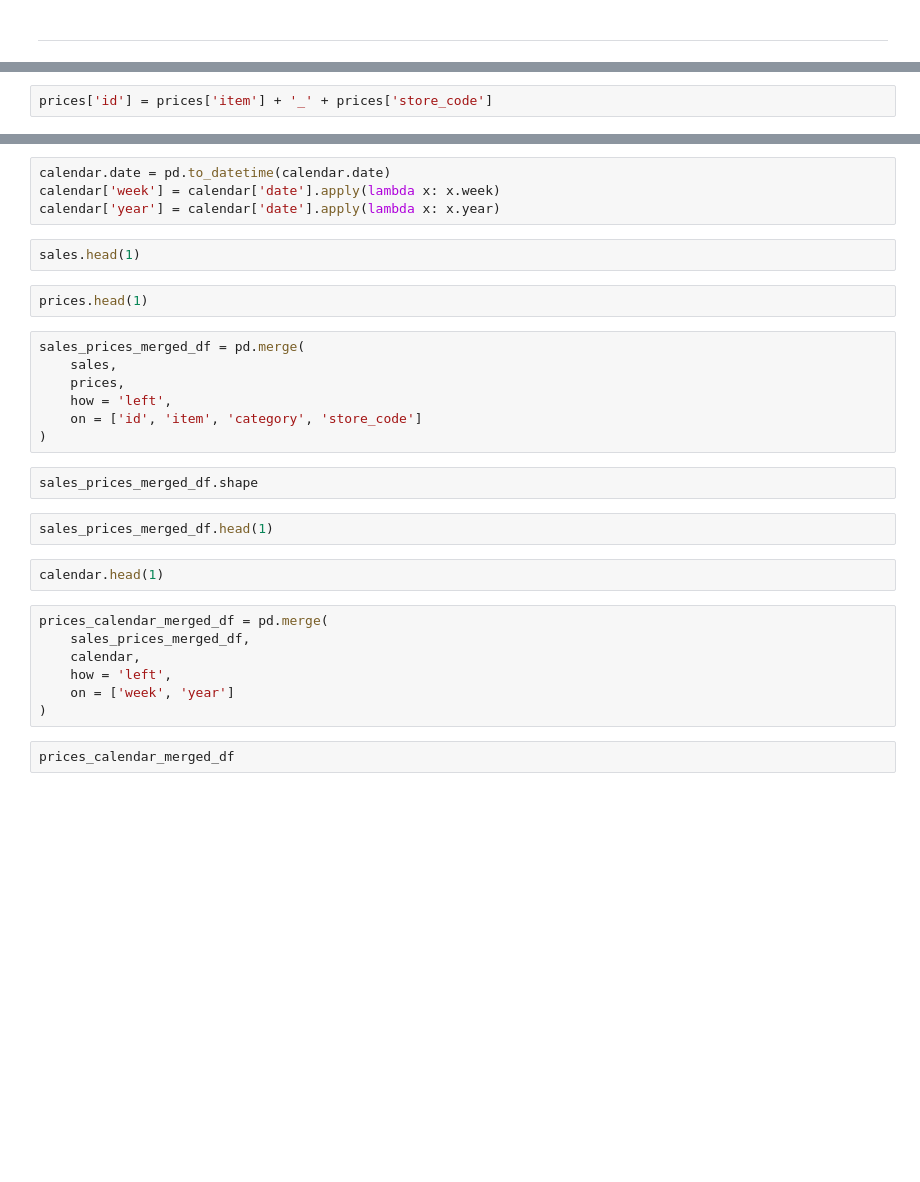
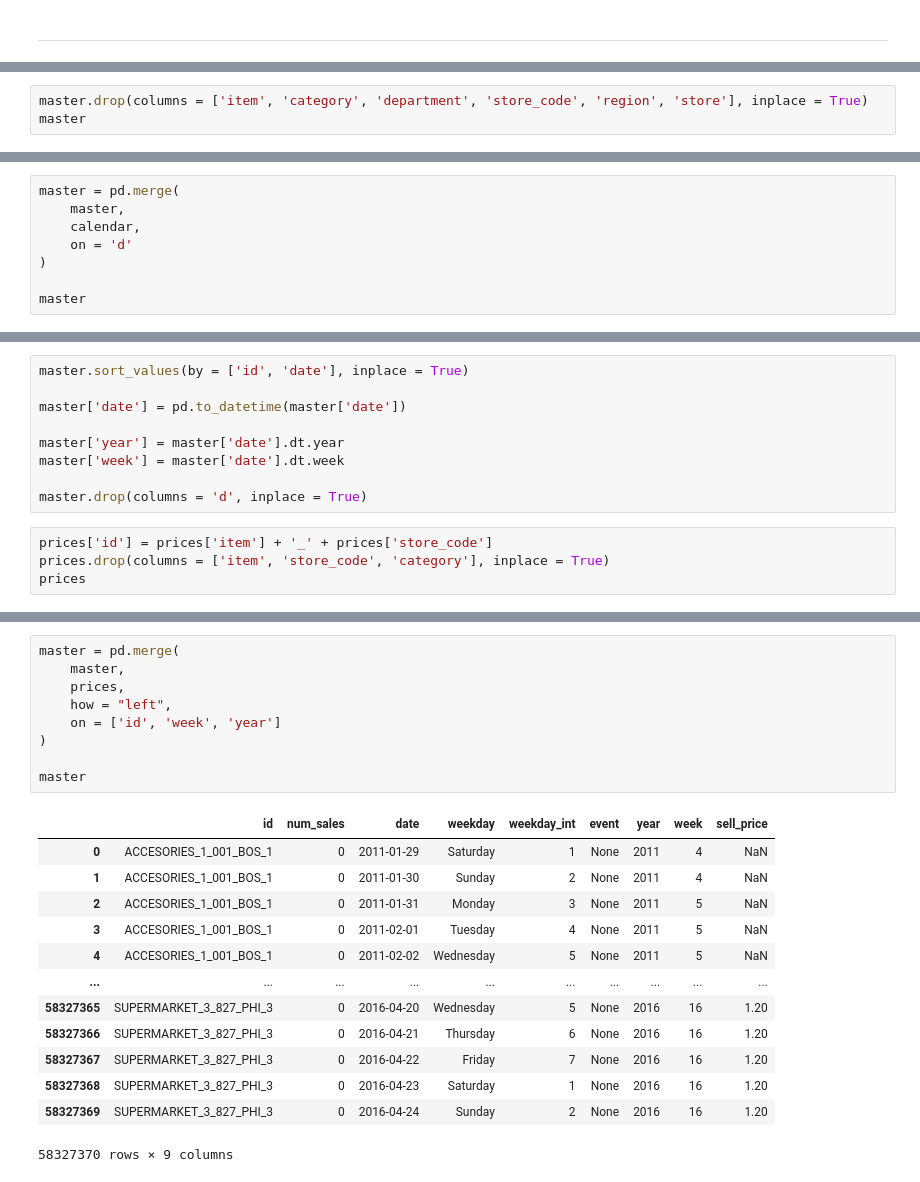
Before and after one commit to Maycas/DS-Market, a Jupyter notebook: 1 - Analysis/2 - Feature engineering.ipynb, the cells around one changed output, grey strips where cells are left out. Drawn from its saved outputs; the diff is of its cells as text; blank space fills up the shorter version.

```diff
--- a/1 - Analysis/2 - Feature engineering.ipynb
+++ b/1 - Analysis/2 - Feature engineering.ipynb
@@ -69,0 +82,3 @@ sales = sales[0:5000]
+# %%
+master.drop(columns = ['item', 'category', 'department', 'store_code', 'region', 'store'], inplace = True)
+master
@@ -69,0 +99,8 @@ sales = sales[0:5000]
+# %%
+master = pd.merge(
+    master,
+    calendar,
+    on = 'd'
+)
+
+master
@@ -70,2 +121,13 @@ sales = sales[0:5000]
+# %%
+master.sort_values(by = ['id', 'date'], inplace = True)
+
+master['date'] = pd.to_datetime(master['date'])
+
+master['year'] = master['date'].dt.year
+master['week'] = master['date'].dt.week
+
+master.drop(columns = 'd', inplace = True)
 # %%
 prices['id'] = prices['item'] + '_' + prices['store_code']
+prices.drop(columns = ['item', 'store_code', 'category'], inplace = True)
+prices
@@ -72,30 +148,23 @@ prices['id'] = prices['item'] + '_' + prices['store_code']
-# %%
-calendar.date = pd.to_datetime(calendar.date)
-calendar['week'] = calendar['date'].apply(lambda x: x.week)
-calendar['year'] = calendar['date'].apply(lambda x: x.year)
-# %%
-sales.head(1)
-# %%
-prices.head(1)
 # %%
-sales_prices_merged_df = pd.merge(
-    sales,
+master = pd.merge(
+    master,
     prices,
-    how = 'left',
-    on = ['id', 'item', 'category', 'store_code']
+    how = "left",
+    on = ['id', 'week', 'year']
 )
+
+master
+# %% [output]
+|  | id | num_sales | date | weekday | weekday_int | event | year | week | sell_price |
+| 0 | ACCESORIES_1_001_BOS_1 | 0 | 2011-01-29 | Saturday | 1 | None | 2011 | 4 | NaN |
+| 1 | ACCESORIES_1_001_BOS_1 | 0 | 2011-01-30 | Sunday | 2 | None | 2011 | 4 | NaN |
+| 2 | ACCESORIES_1_001_BOS_1 | 0 | 2011-01-31 | Monday | 3 | None | 2011 | 5 | NaN |
+| 3 | ACCESORIES_1_001_BOS_1 | 0 | 2011-02-01 | Tuesday | 4 | None | 2011 | 5 | NaN |
+| 4 | ACCESORIES_1_001_BOS_1 | 0 | 2011-02-02 | Wednesday | 5 | None | 2011 | 5 | NaN |
+| ... | ... | ... | ... | ... | ... | ... | ... | ... | ... |
+| 58327365 | SUPERMARKET_3_827_PHI_3 | 0 | 2016-04-20 | Wednesday | 5 | None | 2016 | 16 | 1.20 |
+| 58327366 | SUPERMARKET_3_827_PHI_3 | 0 | 2016-04-21 | Thursday | 6 | None | 2016 | 16 | 1.20 |
+| 58327367 | SUPERMARKET_3_827_PHI_3 | 0 | 2016-04-22 | Friday | 7 | None | 2016 | 16 | 1.20 |
+| 58327368 | SUPERMARKET_3_827_PHI_3 | 0 | 2016-04-23 | Saturday | 1 | None | 2016 | 16 | 1.20 |
+| 58327369 | SUPERMARKET_3_827_PHI_3 | 0 | 2016-04-24 | Sunday | 2 | None | 2016 | 16 | 1.20 |
+58327370 rows × 9 columns
-# %%
-sales_prices_merged_df.shape
-# %%
-sales_prices_merged_df.head(1)
-# %%
-calendar.head(1)
-# %%
-prices_calendar_merged_df = pd.merge(
-    sales_prices_merged_df,
-    calendar,
-    how = 'left',
-    on = ['week', 'year']
-)
-# %%
-prices_calendar_merged_df
```
Also changed, not shown: parts of 24 cells of this notebook, 2 other files.
